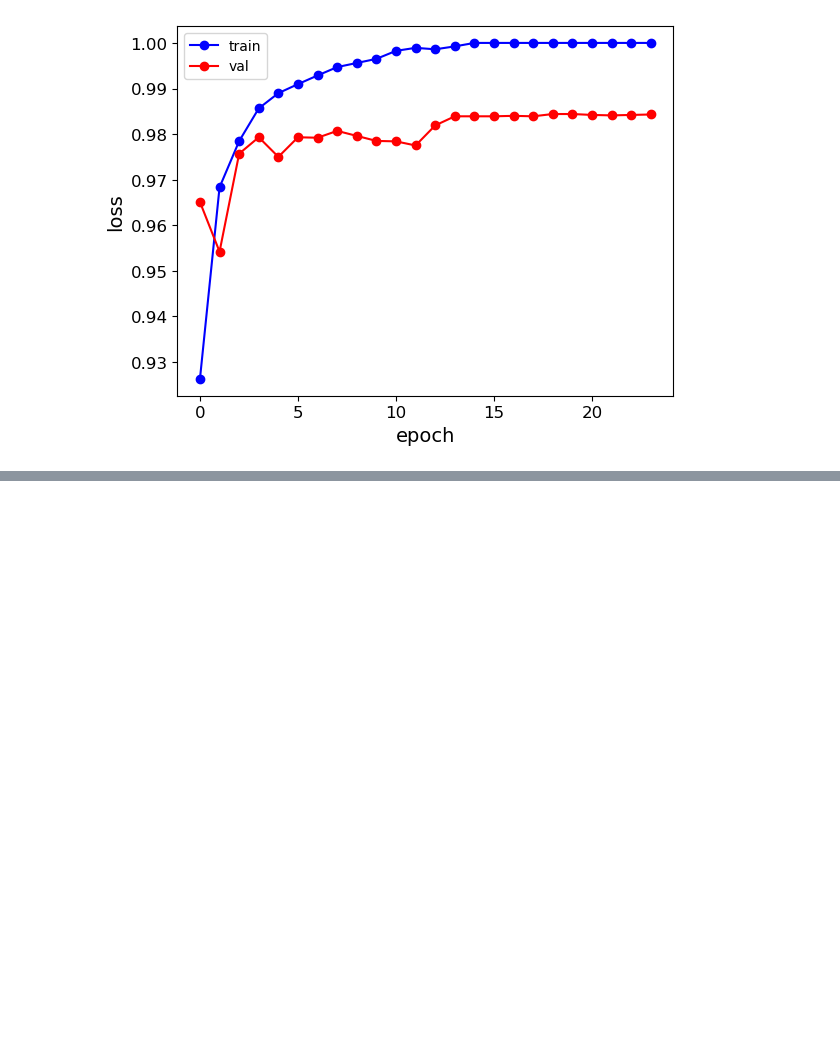
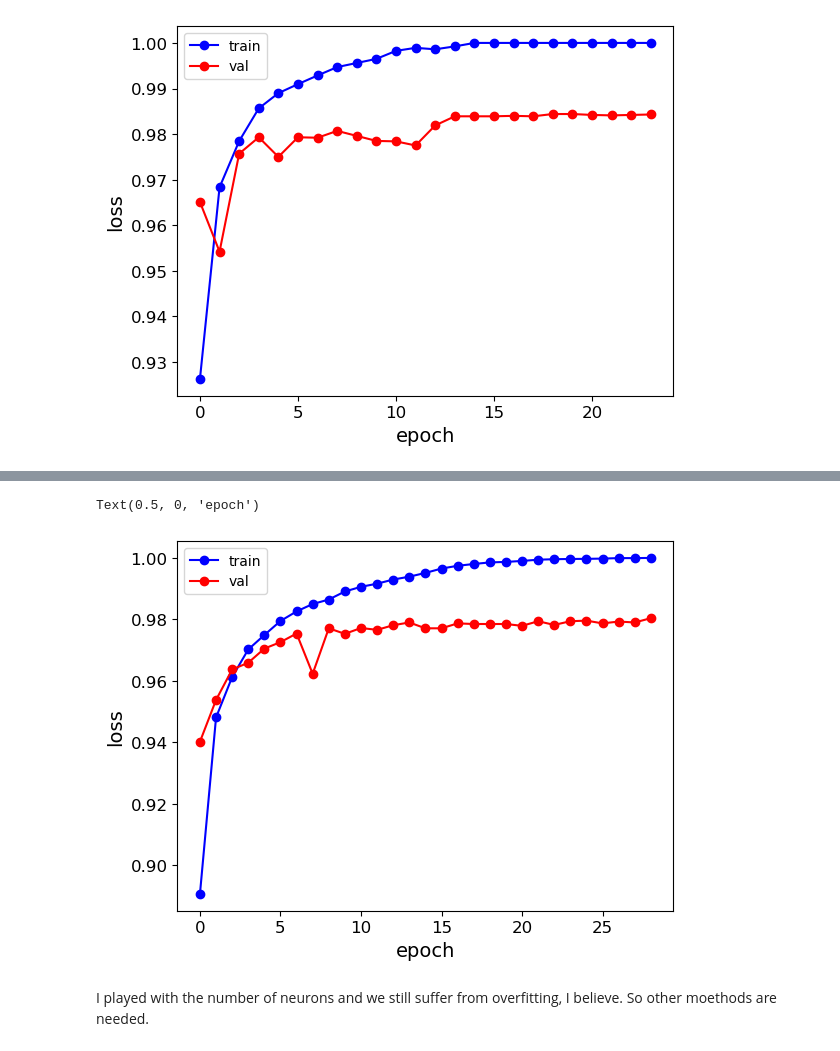
Before and after one commit to imanm24/Geron_book_exercises, a Jupyter notebook: im23_ch10_ex10.ipynb, the cells around one changed output, grey strips where cells are left out. Cells and saved outputs as stored; diff of their text form; code cells hidden in the pictures; blank space fills up the shorter version.

Commit message:
explored networks with smaller number of neurons

```diff
--- a/im23_ch10_ex10.ipynb
+++ b/im23_ch10_ex10.ipynb
@@ -392,0 +605,12 @@ Text(0.5, 0, 'epoch')
+# %%
+plt.plot(m2.history.history['sparse_categorical_accuracy'], 'bo-', label = 'train')
+plt.plot(m2.history.history['val_sparse_categorical_accuracy'], 'ro-', label = 'val')
+plt.legend()
+#plt.title(f"lr = {histories_lr[str(row)]['lr']}")
+plt.ylabel('loss')
+plt.xlabel('epoch')
+# %% [output]
+Text(0.5, 0, 'epoch')
+[figure, added]
+# %% [markdown]
+I played with the number of neurons and we still suffer from overfitting, I believe. So other moethods are needed.
```
Also changed, not shown: parts of 8 cells of this notebook.
